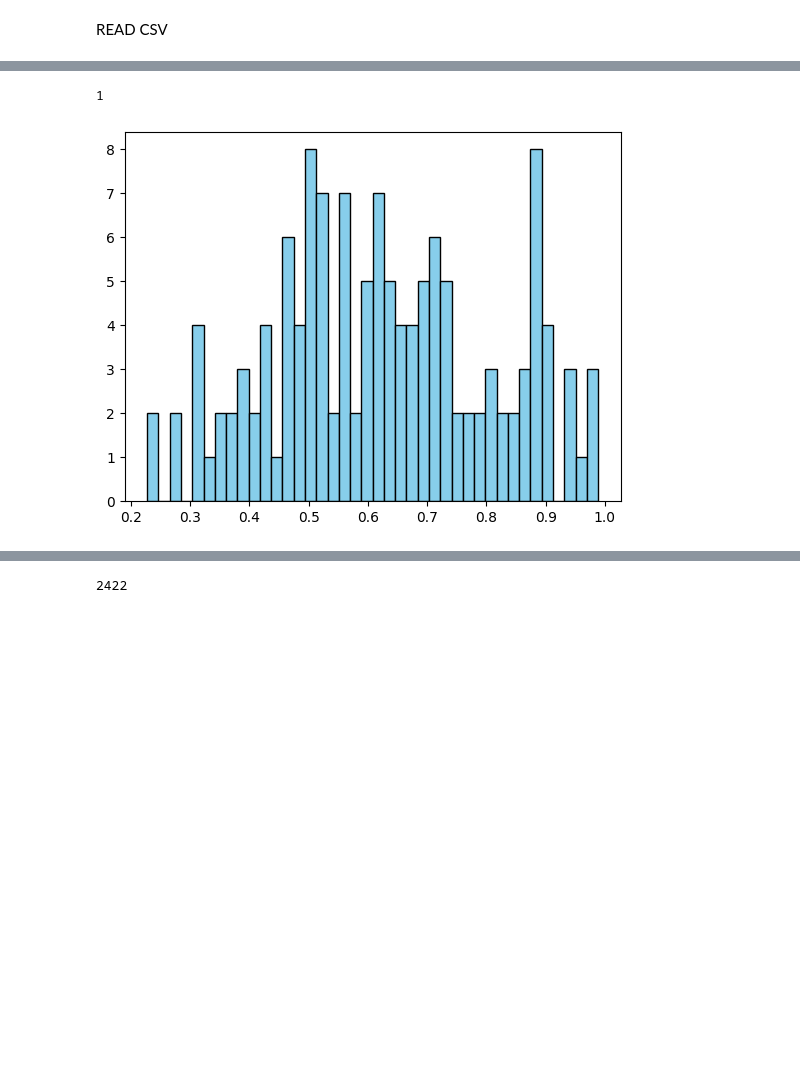
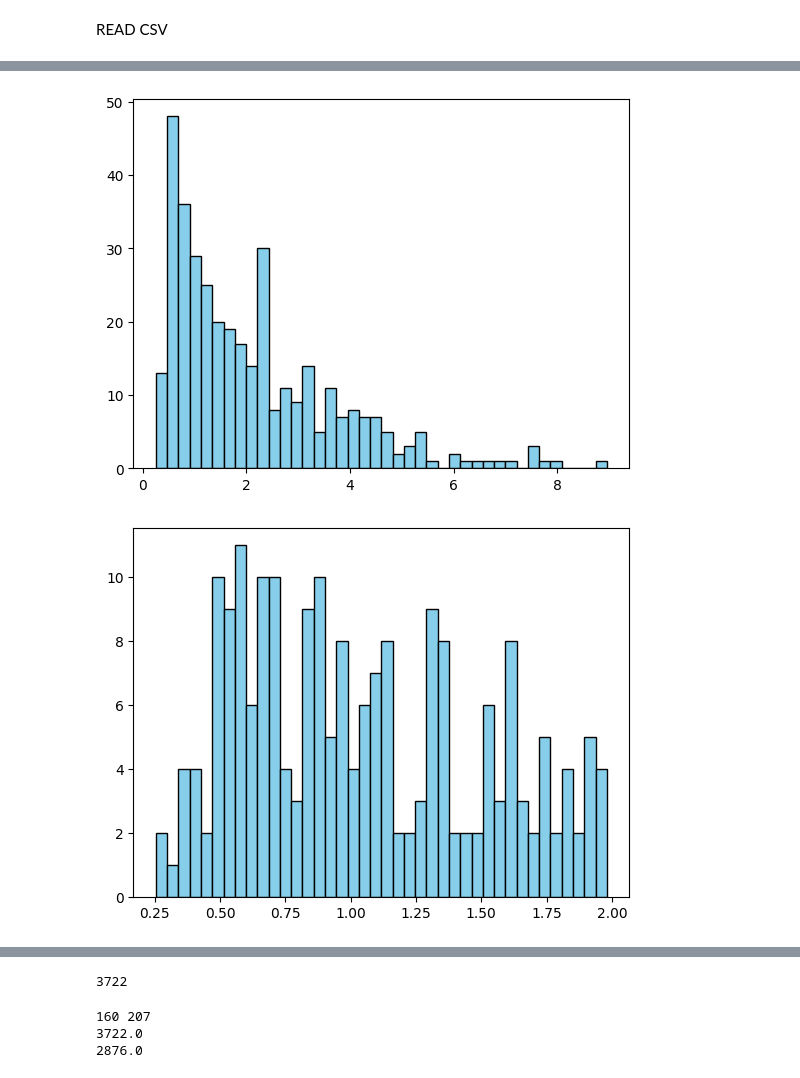
Before and after one commit to SHSMJ200/Bargh_ML, a Jupyter notebook: src/models/test_souri.ipynb, the cells around one changed output, grey strips where cells are left out. Cells and saved outputs as stored; diff of their text form; code cells hidden in the pictures; blank space fills up the shorter version.

Commit message:
commit main and plotyUNit in visualization. add new draw api. change test_souri

```diff
--- a/src/models/test_souri.ipynb
+++ b/src/models/test_souri.ipynb
@@ -175 +31,13 @@ df_smooth = data_selector.select(m_in_summer=True)
+# %%
+def filter_time(df,date1,date2,get_bool=False):
+    if get_bool:
+        return (df['datetime'] >= date1) & (df['datetime'] <= date2)
+    return df[(df['datetime'] >= date1) & (df['datetime'] <= date2)]
+def filter_name_code(df,name,code,get_bool=False):
+    if get_bool:
+        return (df["name"] == name) & (df["code"] == code)
+    return df[(df["name"] == name) & (df["code"] == code)]
+# %%
+df_name_code = filter_name_code(df_modified,"پرند","G11")
+df_smooth = Data_selector(df_name_code).select(m_in_summer=True)
 # %%
@@ -196,0 +66,2 @@ len(df_smooth)#df_smooth.iloc[index_ranges[0][1]]
+# %%
+index_ranges,time_ranges = get_interval(df_smooth,l_min=4)
@@ -217,5 +125,4 @@ print(log)
 # %%
-#plt.plot(log[True],label = 'True')
-#plt.plot(log[False],label = 'False')
-#plt.legend()
-#plt.show()
+threshold = 2
+p,data_var,data_date = get_smooth_good_slice(df=df_smooth,time_ranges=time_ranges,threshold=threshold)
+p
@@ -233,6 +144,10 @@ for date1,date2 in data_date[k_largest]:
 # %%
-plt.hist(data_var, bins=40, color='skyblue', edgecolor='black')
-1
+plt.hist(data_var[True]+data_var[False], bins=40, color='skyblue', edgecolor='black')
+plt.show()
+plt.hist(data_var[True], bins=40, color='skyblue', edgecolor='black')
+plt.show()
+plt.hist(data_var[False], bins=40, color='skyblue', edgecolor='black')
+plt.show()
 # %% [output]
-1
-[figure, old version]
+[figure, new version]
+[figure, added]
@@ -251,6 +170,14 @@ for date1,date2 in data_date:
+# %%
+print(np.count_nonzero(df_only["is_good_pick"].to_numpy() == 2))
+# %% [output]
+3722
 # %%
-np.count_nonzero(df_only["is_good_pick"].to_numpy())
+print(len(data_date[False]),len(data_date[True]))
+print(sum((m2-m1).total_seconds()/3600+1 for (m1,m2) in data_date[True]))
+print(sum((m2-m1).total_seconds()/3600+1 for (m1,m2) in data_date[False]))
 # %% [output]
-2422
+160 207
+3722.0
+2876.0
 # %%
 df_only.to_csv(path_or_buf=get_root() +'/data/processed/prediction_only.csv', sep=',', header=True, index=False,na_rep='NULL')
```
Also changed, not shown: parts of 25 cells of this notebook, 2 other files.
